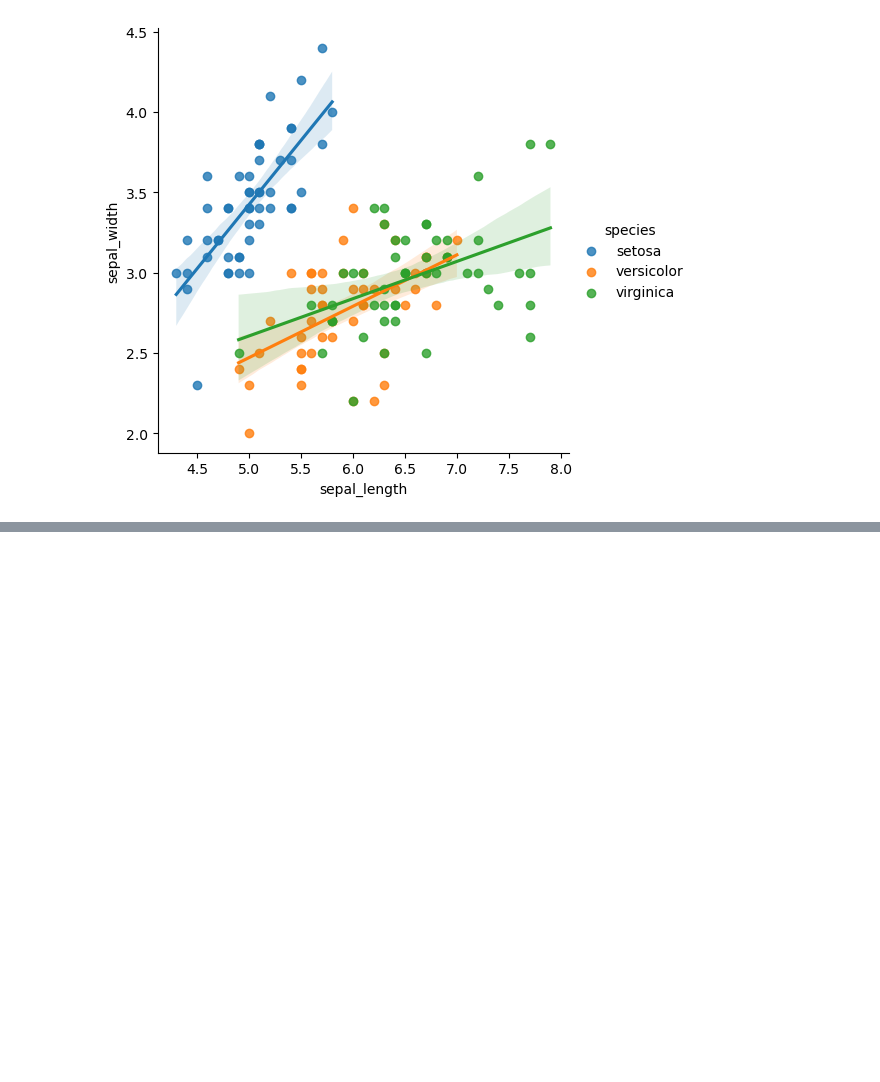
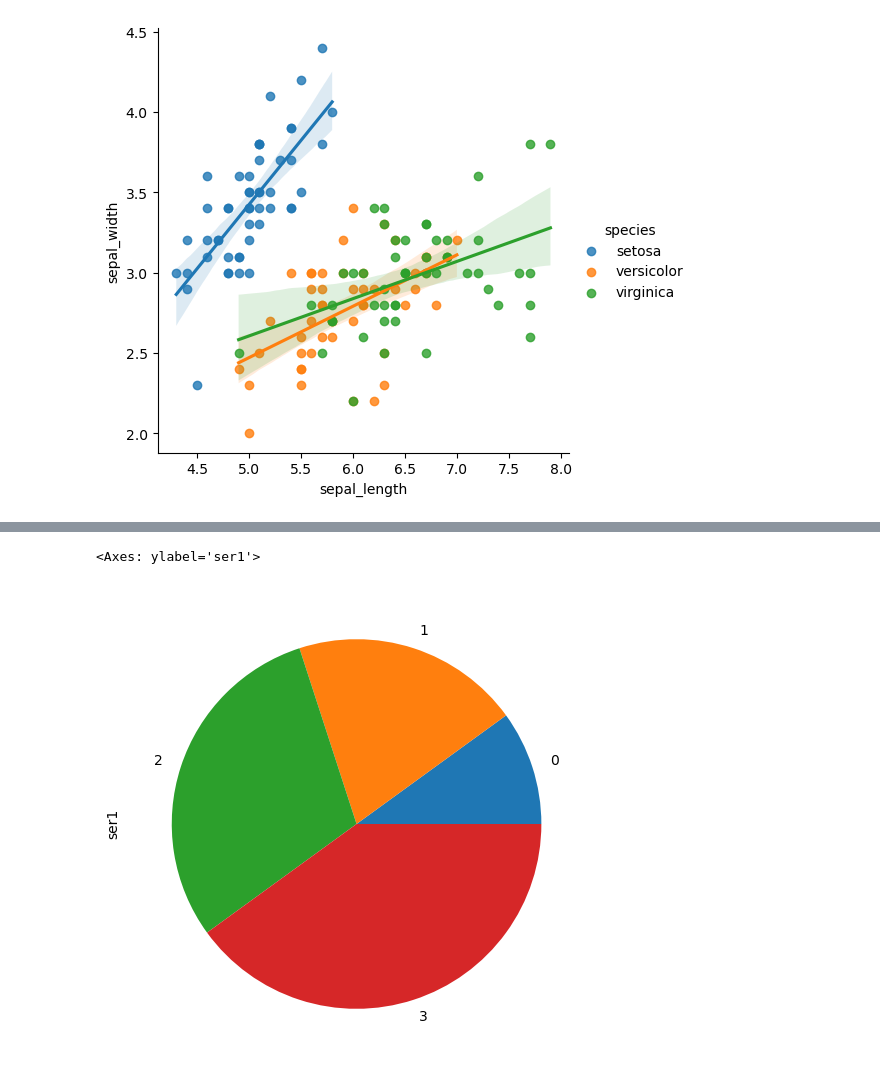
Before and after one commit to suhasofficial/py, a Jupyter notebook: pandas.ipynb, the cells around one changed output, grey strips where cells are left out. Cells and saved outputs as stored; diff of their text form; code cells hidden in the pictures; blank space fills up the shorter version.

```diff
--- a/pandas.ipynb
+++ b/pandas.ipynb
@@ -141,0 +240,8 @@ sns.lmplot(x='sepal_length', y='sepal_width', data=iris, hue='species')
+# %%
+import matplotlib.pyplot as plt
+import pandas as pd
+df=pd.DataFrame({'ser1':[10,20,30,40],'ser2':[50,60,70,80],'ser3':[90,100,110,120]})
+df['ser1'].plot(kind='pie',figsize=(6,6))
+# %% [output]
+<Axes: ylabel='ser1'>
+[figure, added]
```
Also changed, not shown: parts of 9 cells of this notebook, 1 other file.
